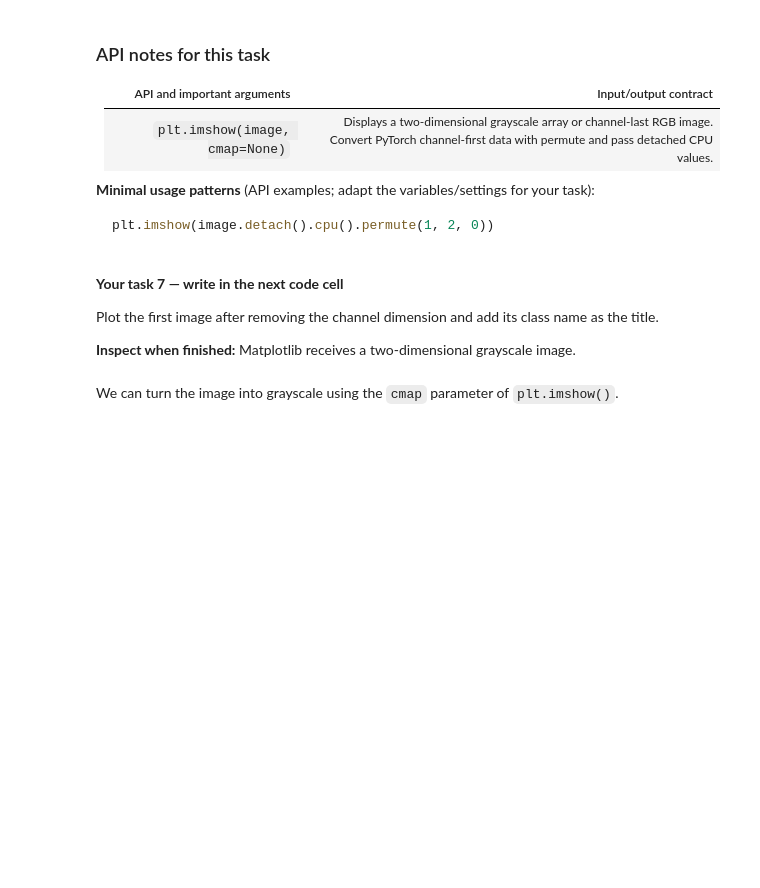
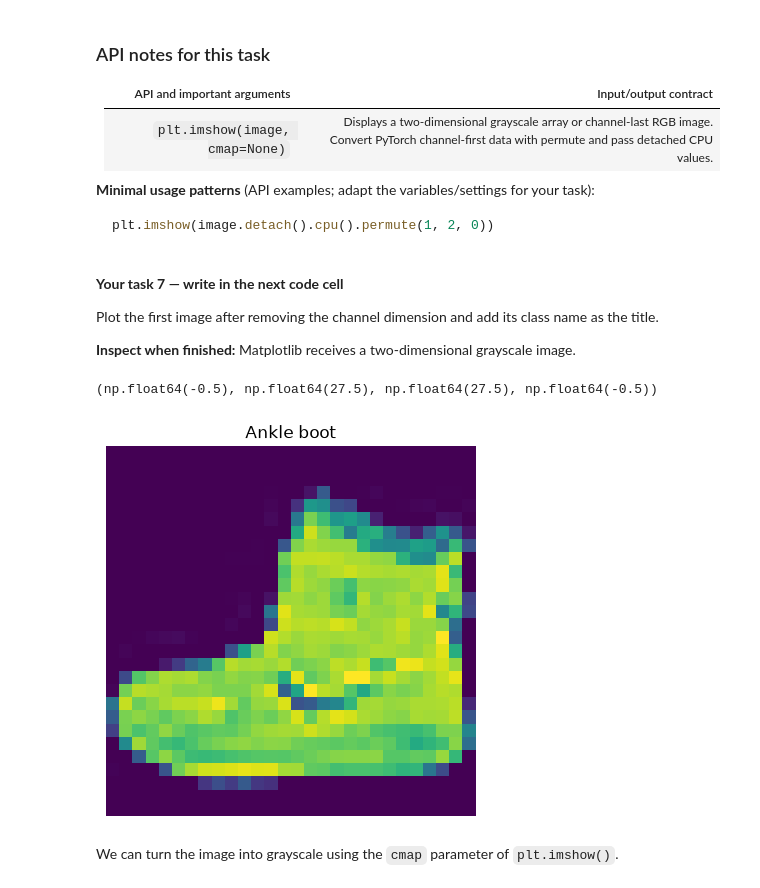
Before and after one commit to GyDeen/PyTorch-DeepLearning, a Jupyter notebook: 03_pytorch_computer_vision.ipynb, the cells around one changed output. Cells and saved outputs as stored; diff of their text form; code cells hidden in the pictures; blank space fills up the shorter version.

```diff
--- a/03_pytorch_computer_vision.ipynb
+++ b/03_pytorch_computer_vision.ipynb
@@ -297,6 +344,13 @@ plt.imshow(image.detach().cpu().permute(1, 2, 0))
 Plot the first image after removing the channel dimension and add its class name as the title.
 
 **Inspect when finished:** Matplotlib receives a two-dimensional grayscale image.
+# %%
+plt.imshow(image.squeeze(0))
+plt.title(train_data.classes[label])
+plt.axis("off")
+# %% [output]
+(np.float64(-0.5), np.float64(27.5), np.float64(27.5), np.float64(-0.5))
+[figure, added]
 # %% [markdown]
 We can turn the image into grayscale using the `cmap` parameter of `plt.imshow()`.
 # %% [markdown]
```
Also changed, not shown: parts of 11 cells of this notebook, 1 other file.
